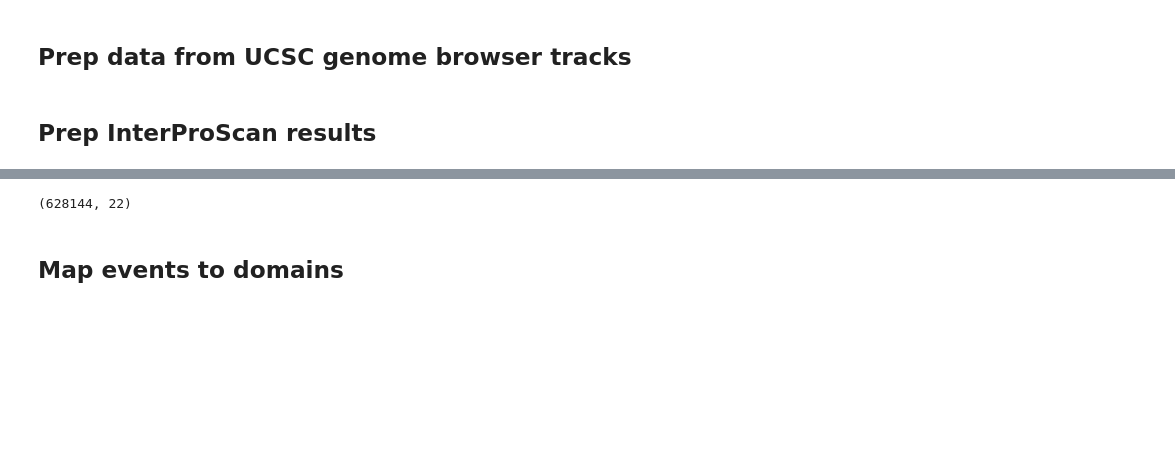
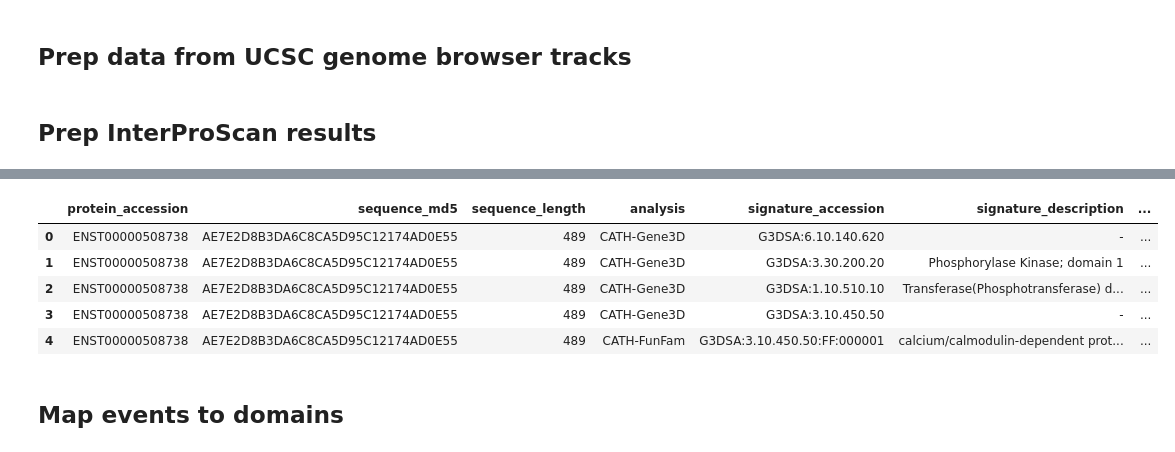
Before and after one commit to reliscu/bulk_splicing_GTEx_cortex, a Jupyter notebook: 30_parse_interproscan_results.ipynb, the cells around one changed output, grey strips where cells are left out. Cells and saved outputs as stored; diff of their text form; code cells hidden in the pictures; blank space fills up the shorter version.

```diff
--- a/30_parse_interproscan_results.ipynb
+++ b/30_parse_interproscan_results.ipynb
@@ -87,7 +120,9 @@ pirsr_df = pirsr_df.groupby("accession").agg(
     group=('group', lambda x: ' | '.join(x.unique())),
 ).reset_index()
 # %%
-interproscan_results = interproscan_results.merge(pirsr_df, left_on="signature_accession", right_on="accession", how="left")
+interproscan_results = interproscan_results.merge(
+    pirsr_df, left_on="signature_accession", right_on="accession", how="left"
+)
 # %%
 interproscan_results.loc[interproscan_results['analysis'] == "PIRSR", 'signature_description'] = \
     interproscan_results.loc[interproscan_results['analysis'] == "PIRSR", 'label']
@@ -96,9 +131,14 @@ interproscan_results.loc[interproscan_results['analysis'] == "DeepTMHMM", 'signa
 interproscan_results.loc[interproscan_results['analysis'] == "TMbed", 'signature_description'] = \
     interproscan_results.loc[interproscan_results['analysis'] == "TMbed", 'signature_accession']
 # %%
-interproscan_results.shape
+interproscan_results.head()
 # %% [output]
-(628144, 22)
+|  | protein_accession | sequence_md5 | sequence_length | analysis | signature_accession | signature_description | ... |
+| 0 | ENST00000508738 | AE7E2D8B3DA6C8CA5D95C12174AD0E55 | 489 | CATH-Gene3D | G3DSA:6.10.140.620 | - | ... |
+| 1 | ENST00000508738 | AE7E2D8B3DA6C8CA5D95C12174AD0E55 | 489 | CATH-Gene3D | G3DSA:3.30.200.20 | Phosphorylase Kinase; domain 1 | ... |
+| 2 | ENST00000508738 | AE7E2D8B3DA6C8CA5D95C12174AD0E55 | 489 | CATH-Gene3D | G3DSA:1.10.510.10 | Transferase(Phosphotransferase) d... | ... |
+| 3 | ENST00000508738 | AE7E2D8B3DA6C8CA5D95C12174AD0E55 | 489 | CATH-Gene3D | G3DSA:3.10.450.50 | - | ... |
+| 4 | ENST00000508738 | AE7E2D8B3DA6C8CA5D95C12174AD0E55 | 489 | CATH-FunFam | G3DSA:3.10.450.50:FF:000001 | calcium/calmodulin-dependent prot... | ... |
 # %% [markdown]
 ## Map events to domains
 # %%
```
Also changed, not shown: parts of 18 cells of this notebook, 1 other file.
